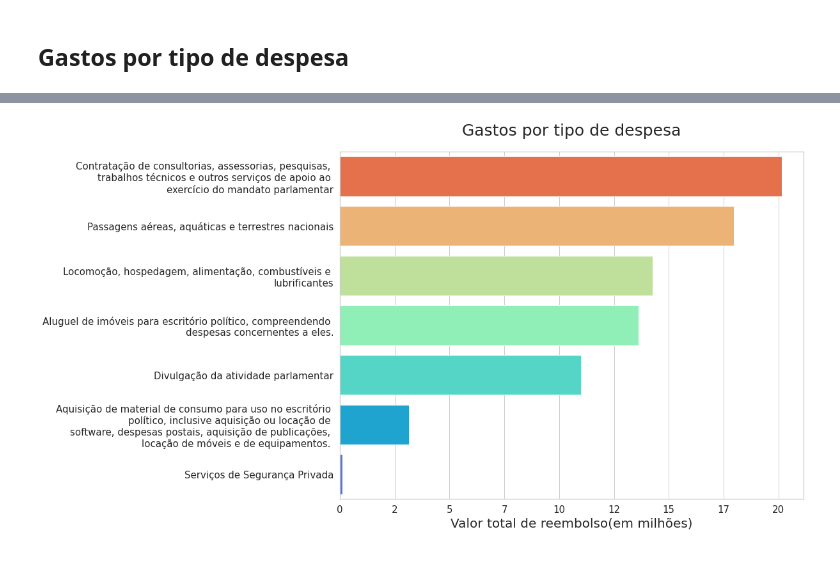
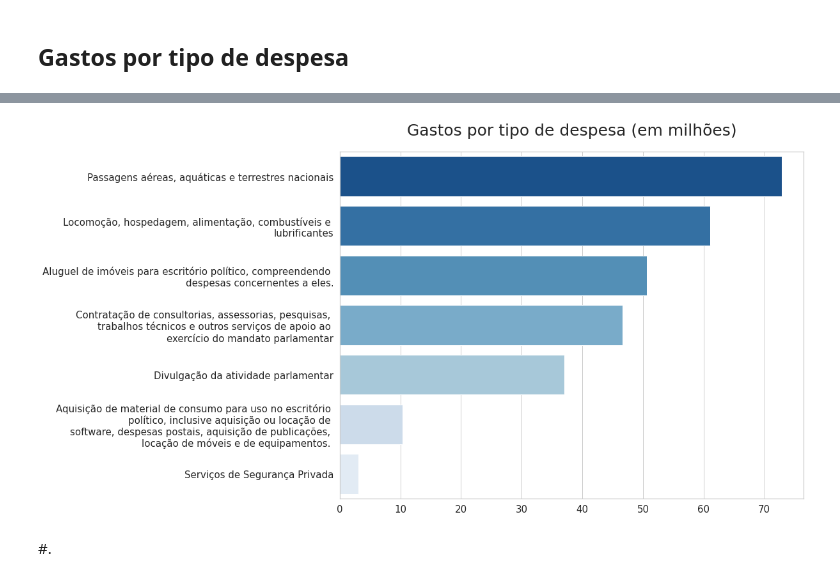
Before and after one commit to Tathy/Pesquisa-reembolsos-CEAPS, a Jupyter notebook: Pesquisa_sobre_dados_do_CEAPS.ipynb, the cells around one changed output, grey strips where cells are left out. Cells and saved outputs as stored; diff of their text form; code cells hidden in the pictures.

```diff
--- a/Pesquisa_sobre_dados_do_CEAPS.ipynb
+++ b/Pesquisa_sobre_dados_do_CEAPS.ipynb
@@ -268,0 +394,11 @@ Name: TIPO_DESPESA, dtype: int64
+# %%
+dados_ceaps['MES'] = dados_ceaps['MES'].astype('str')
+dados_ceaps['ANO'] = dados_ceaps['ANO'].astype('str')
+
+dados_ceaps['DATA_REQUISICAO'] = dados_ceaps['MES'].str.zfill(2) + '/' + dados_ceaps['ANO']
+dados_ceaps['DATA_REQUISICAO'] = pd.to_datetime(dados_ceaps['DATA_REQUISICAO'])
+
+dados_ceaps['MES'] = dados_ceaps['MES'].astype('int')
+dados_ceaps['ANO'] = dados_ceaps['ANO'].astype('int')
+
+dados_ceaps.head()
@@ -268,0 +438,4 @@ Name: TIPO_DESPESA, dtype: int64
+# %%
+dados_ceaps['COD_DOCUMENTO'] = dados_ceaps['COD_DOCUMENTO'].fillna('Não informado')
+dados_ceaps['DOCUMENTO'] = dados_ceaps['DOCUMENTO'].fillna('Não informado')
+dados_ceaps['DETALHAMENTO'] = dados_ceaps['DETALHAMENTO'].fillna('Não informado')
@@ -268,0 +479,2 @@ Name: TIPO_DESPESA, dtype: int64
+# %%
+dados_ceaps['VALOR_REEMBOLSADO'] = abs(dados_ceaps['VALOR_REEMBOLSADO'])
@@ -296,7 +559,7 @@ def corta_label(label, largura_label = 50):
   for l in range(largura_label, len(label), largura_label):
     while label_cortada[l] != " ":
       l += 1
-    label_cortada = label_cortada[:l+1] + "\n" + label_cortada[l+1:]
+    label_cortada = label_cortada[:l] + "\n" + label_cortada[l:]
 
   return label_cortada
 
@@ -306,7 +569,7 @@ def formata_labels(series_labels):
     list_labels.append(corta_label(label))
   return list_labels
 
-def plota_barras_horizontais(data, x, y, formatacao = 'nenhuma', palette = "rainbow_r", titulo = "", xlabel = "", ylabel = ""):
+def plota_barras_horizontais(data, x, y, formatacao = 'nenhuma', palette = "Blues_r", titulo = "", xlabel = "", ylabel = ""):
   plt.figure(figsize = (13,10))
   sns.set_theme(style="whitegrid")
 
@@ -352,5 +614,7 @@ valor_despesas
 # %%
-plota_barras_horizontais(valor_despesas, x = 'valor_total_reembolso', y = 'tipo_despesa', palette = 'rainbow_r',
-                            titulo = "Gastos por tipo de despesa", xlabel = "Valor total de reembolso(em milhões)", formatacao = 'milhoes')
+plota_barras_horizontais(valor_despesas, x = 'valor_total_reembolso', y = 'tipo_despesa',
+                            titulo = "Gastos por tipo de despesa (em milhões)", formatacao = 'milhoes')
 # %% [output]
-[figure, old version]
+[figure, new version]
+# %% [markdown]
+#.
```
Also changed, not shown: parts of 110 cells of this notebook.
